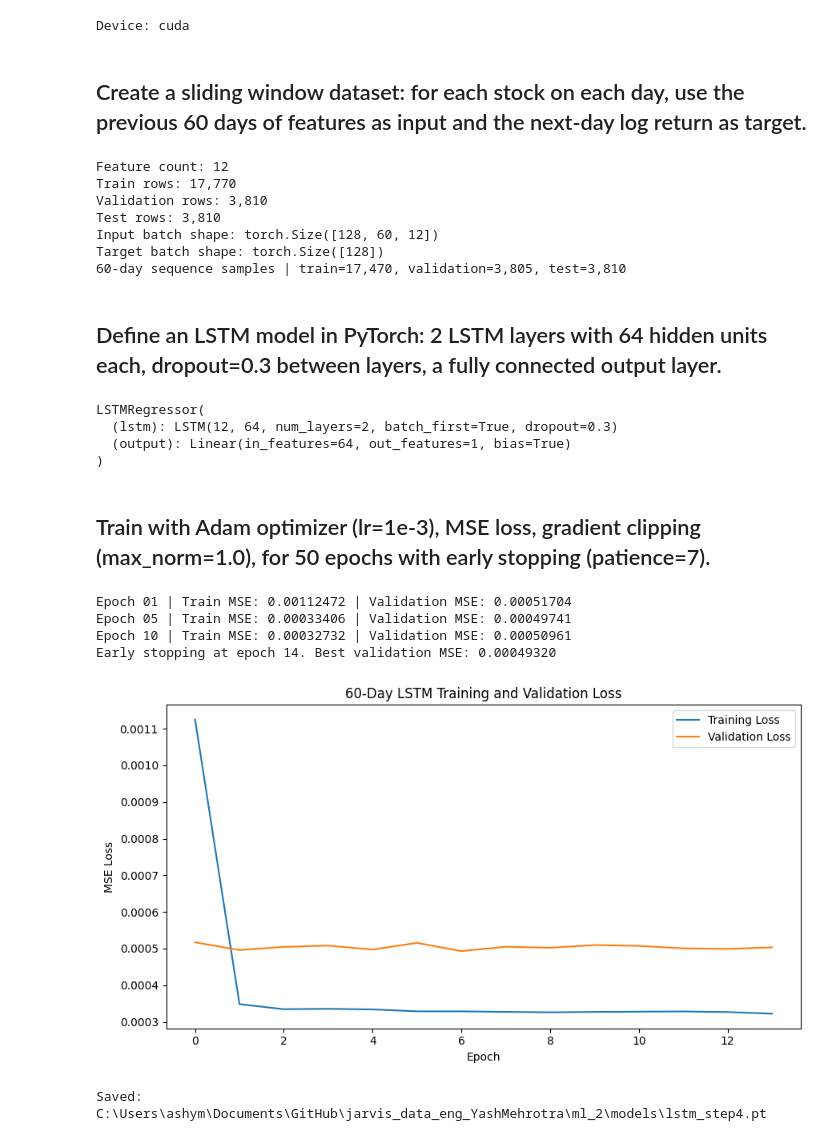
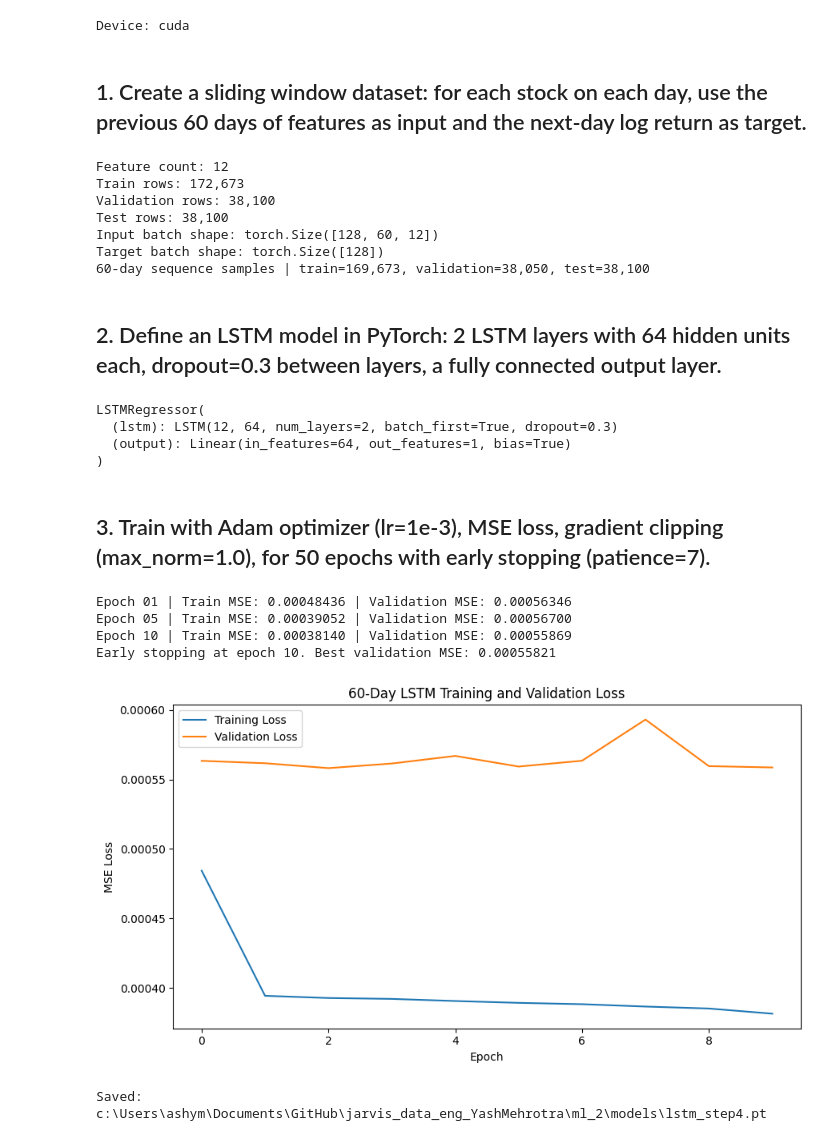
Before and after one commit to jarviscanada/jarvis_data_eng_YashMehrotra, a Jupyter notebook: ml_2/notebooks/04_sequence_models.ipynb, the cells around one changed output. Saved outputs shown, nothing was run; the diff lists cells and outputs as text; code cells hidden in the pictures.

Commit message:
Completion updates
added feedforward nn, sequence models, transfer learning and backtesting. Added readme and executive summary

```diff
--- a/ml_2/notebooks/04_sequence_models.ipynb
+++ b/ml_2/notebooks/04_sequence_models.ipynb
@@ -39,19 +42,13 @@ MODELS_DIR = PROJECT_ROOT / "models"
 # %% [output]
 Device: cuda
 # %% [markdown]
-## Create a sliding window dataset: for each stock on each day, use the previous 60 days of features as input and the next-day log return as target.
+## 1. Create a sliding window dataset: for each stock on each day, use the previous 60 days of features as input and the next-day log return as target.
 # %%
 
 
 train_df = pd.read_csv(PROCESSED_DIR / "train.csv", parse_dates=["Date"])
 val_df = pd.read_csv(PROCESSED_DIR / "val.csv", parse_dates=["Date"])
 test_df = pd.read_csv(PROCESSED_DIR / "test.csv", parse_dates=["Date"])
-
-if FAST_MODE:
-    demo_tickers = ["AAPL", "MSFT", "JPM", "XOM", "SPY"]
-    train_df = train_df[train_df["Ticker"].isin(demo_tickers)].copy()
-    val_df = val_df[val_df["Ticker"].isin(demo_tickers)].copy()
-    test_df = test_df[test_df["Ticker"].isin(demo_tickers)].copy()
 
 FEATURE_COLS = joblib.load(MODELS_DIR / "feature_cols.joblib")
 STEP2_SCALER = joblib.load(MODELS_DIR / "feature_scaler.joblib")
@@ -241,14 +238,14 @@ print(
 )
 # %% [output]
 Feature count: 12
-Train rows: 17,770
-Validation rows: 3,810
-Test rows: 3,810
+Train rows: 172,673
+Validation rows: 38,100
+Test rows: 38,100
 Input batch shape: torch.Size([128, 60, 12])
 Target batch shape: torch.Size([128])
-60-day sequence samples | train=17,470, validation=3,805, test=3,810
+60-day sequence samples | train=169,673, validation=38,050, test=38,100
 # %% [markdown]
-## Define an LSTM model in PyTorch: 2 LSTM layers with 64 hidden units each, dropout=0.3 between layers, a fully connected output layer.
+## 2. Define an LSTM model in PyTorch: 2 LSTM layers with 64 hidden units each, dropout=0.3 between layers, a fully connected output layer.
 # %%
 class LSTMRegressor(nn.Module):
     def __init__(
@@ -290,7 +287,7 @@ LSTMRegressor(
   (output): Linear(in_features=64, out_features=1, bias=True)
 )
 # %% [markdown]
-## Train with Adam optimizer (lr=1e-3), MSE loss, gradient clipping (max_norm=1.0), for 50 epochs with early stopping (patience=7).
+## 3. Train with Adam optimizer (lr=1e-3), MSE loss, gradient clipping (max_norm=1.0), for 50 epochs with early stopping (patience=7).
 # %%
 def evaluate_loss(model, loader, criterion):
     model.eval()
@@ -315,8 +312,8 @@ def train_lstm(
     model,
     train_loader,
     val_loader,
-    epochs=15 if FAST_MODE else 50,
-    patience=4 if FAST_MODE else 7,
+    epochs=50,
+    patience=7,
     lr=1e-3,
     max_norm=1.0,
     verbose=True,
@@ -393,6 +390,7 @@ def train_lstm(
     return model, history
 
 
+training_started = time.perf_counter()
 lstm_model, lstm_history = train_lstm(
     model=lstm_model,
     train_loader=train_loader_60,
@@ -402,37 +400,39 @@ lstm_model, lstm_history = train_lstm(
     lr=1e-3,
     max_norm=1.0,
 )
+lstm_training_seconds = time.perf_counter() - training_started
 
 plt.figure(figsize=(9, 5))
 plt.plot(lstm_history["train_loss"], label="Training Loss")
 plt.plot(lstm_history["val_loss"], label="Validation Loss")
 plt.xlabel("Epoch")
 plt.ylabel("MSE Loss")
 plt.title("60-Day LSTM Training and Validation Loss")
 plt.legend()
 plt.tight_layout()
 plt.show()
 
 
 # Save the actual required Step 4 LSTM for use in Step 5 comparison.
 torch.save(
     {
         "model_state_dict": lstm_model.state_dict(),
         "input_size": len(FEATURE_COLS),
         "hidden_size": 64,
         "num_layers": 2,
         "dropout": 0.3,
         "sequence_length": 60,
+        "training_seconds": lstm_training_seconds,
     },
     MODELS_DIR / "lstm_step4.pt",
 )
 
 print("Saved:", MODELS_DIR / "lstm_step4.pt")
 # %% [output]
-Epoch 01 | Train MSE: 0.00112472 | Validation MSE: 0.00051704
-Epoch 05 | Train MSE: 0.00033406 | Validation MSE: 0.00049741
-Epoch 10 | Train MSE: 0.00032732 | Validation MSE: 0.00050961
-Early stopping at epoch 14. Best validation MSE: 0.00049320
+Epoch 01 | Train MSE: 0.00048436 | Validation MSE: 0.00056346
+Epoch 05 | Train MSE: 0.00039052 | Validation MSE: 0.00056700
+Epoch 10 | Train MSE: 0.00038140 | Validation MSE: 0.00055869
+Early stopping at epoch 10. Best validation MSE: 0.00055821
-[figure, old version]
+[figure, new version]
-Saved: C:\Users\ashym\Documents\GitHub\jarvis_data_eng_YashMehrotra\ml_2\models\lstm_step4.pt
+Saved: c:\Users\ashym\Documents\GitHub\jarvis_data_eng_YashMehrotra\ml_2\models\lstm_step4.pt
 # %% [markdown]
```
Also changed, not shown: parts of 10 cells of this notebook, 37 other files.
